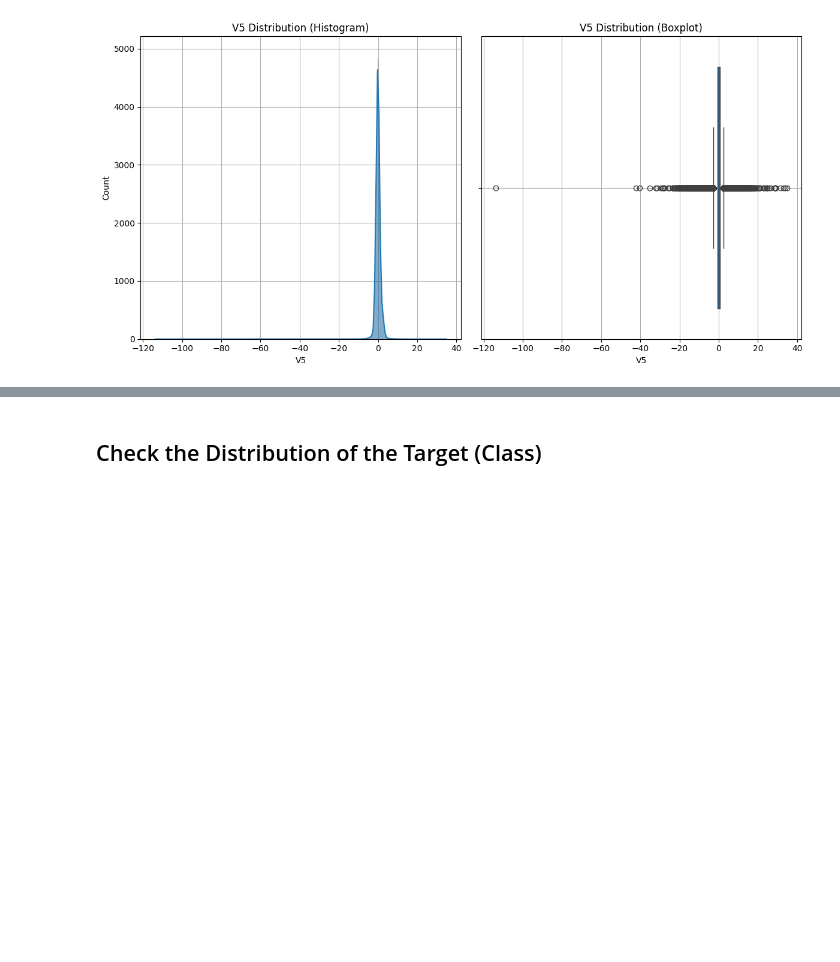
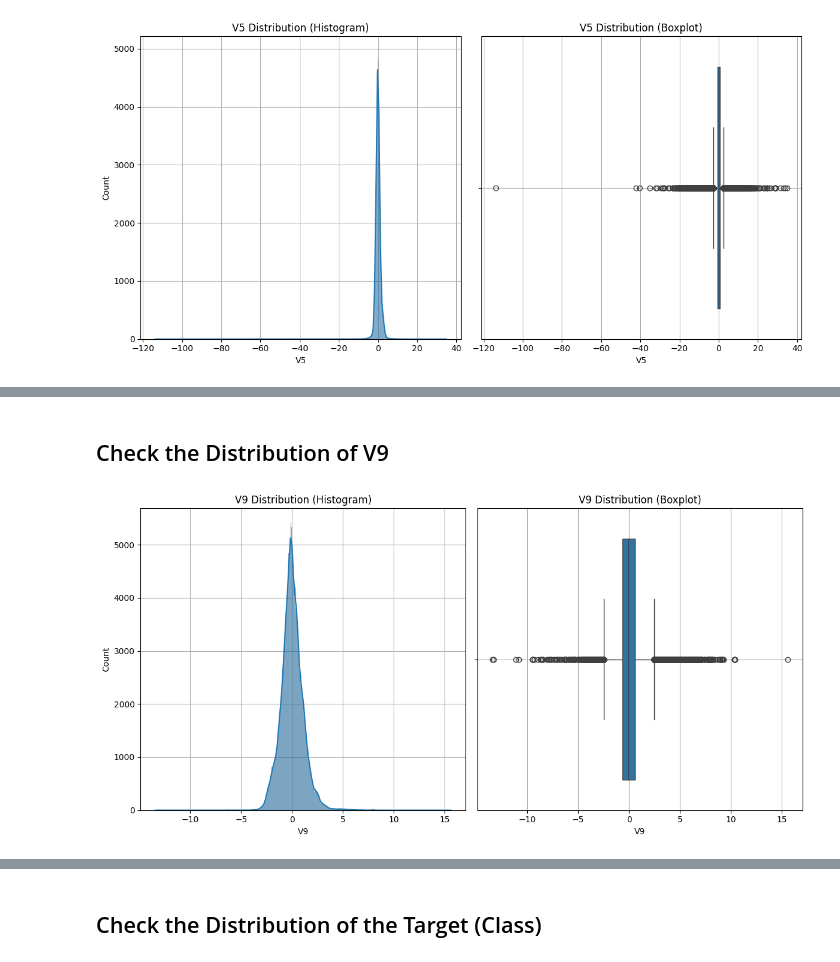
Before and after one commit to joocahyadi/Credit_Card_Fraud_Detection, a Jupyter notebook: notebook/Credit Card Fraud Detection Notebook.ipynb, the cells around one changed output, grey strips where cells are left out. Saved outputs shown, nothing was run; the diff lists cells and outputs as text; code cells hidden in the pictures; blank space fills up the shorter version.

```diff
--- a/notebook/Credit Card Fraud Detection Notebook.ipynb
+++ b/notebook/Credit Card Fraud Detection Notebook.ipynb
@@ -130,0 +147,6 @@ distribution_check('V5')
+# %% [markdown]
+## Check the Distribution of V9
+# %%
+distribution_check('V9')
+# %% [output]
+[figure, added]
```
Also changed, not shown: parts of 49 cells of this notebook.
